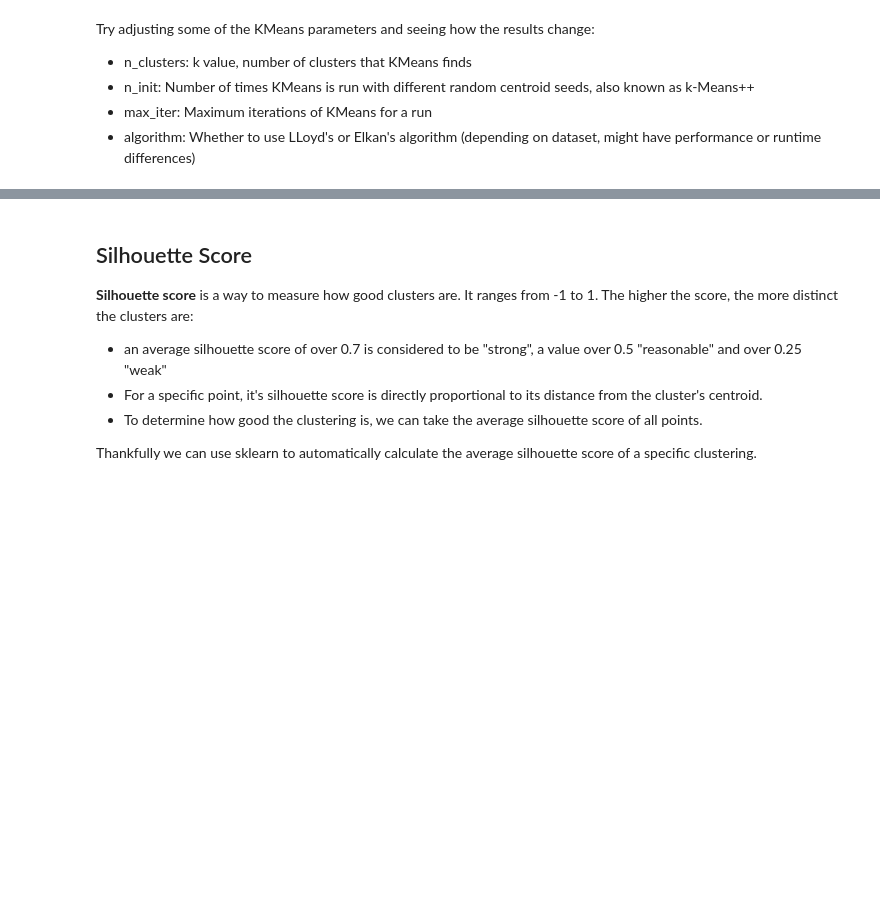
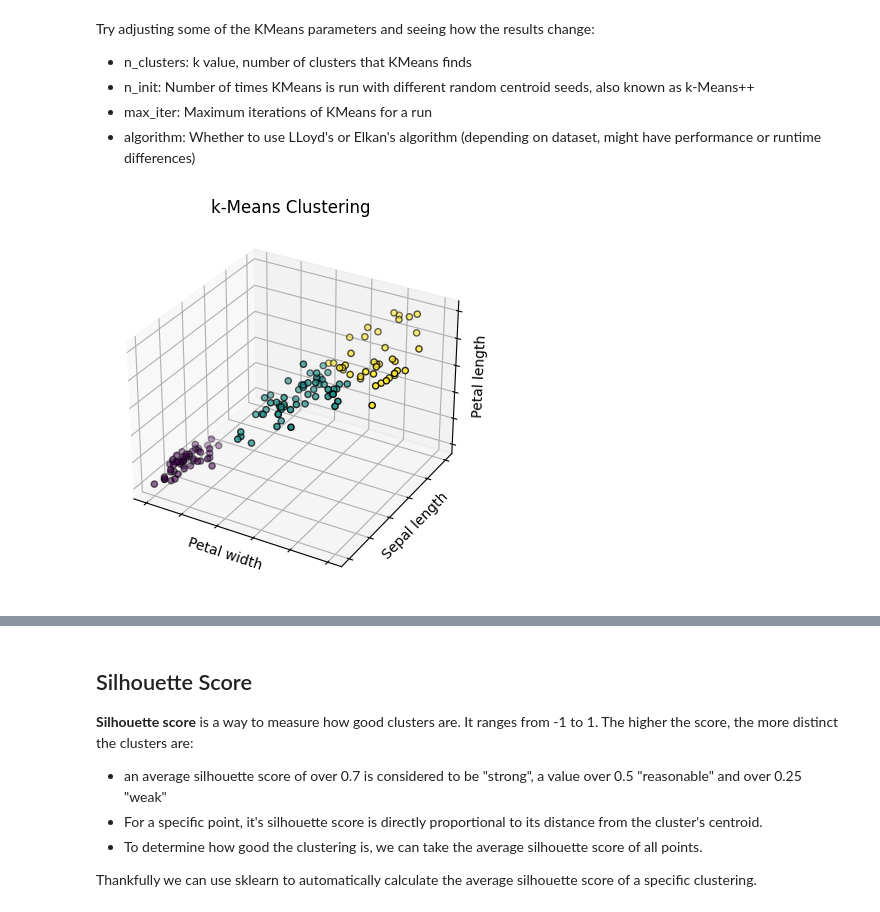
Before and after one commit to Potatoed7/AI-FES-pynotebooks, a Jupyter notebook: 08 Unsupervised Learning_ Clustering.ipynb, the cells around one changed output, grey strips where cells are left out. Drawn from its saved outputs; the diff is of its cells as text; code cells hidden in the pictures; blank space fills up the shorter version.

```diff
--- a/08 Unsupervised Learning_ Clustering.ipynb
+++ b/08 Unsupervised Learning_ Clustering.ipynb
@@ -15,3 +15,8 @@ from sklearn.preprocessing import MinMaxScaler
 **Step 1:**
 
 Once again we'll be using the Iris dataset, so loading it is simple. Let's quickly plot the dataset as well.
+# %%
+# Load the Iris dataset from scikit-learn
+iris = datasets.load_iris()
+x = iris.data
+y = iris.target
@@ -89,8 +133,10 @@ Try adjusting some of the KMeans parameters and seeing how the results change:
 - algorithm: Whether to use LLoyd's or Elkan's algorithm (depending on dataset, might have performance or runtime differences)
 # %%
 n_clusters = 3
-clusterer = KMeans(n_clusters=n_clusters, n_init=10, algorithm="elkan")
+clusterer = KMeans(n_clusters=n_clusters, n_init=20, algorithm="elkan")
 clusterer.fit(x)
 cluster_labels = clusterer.labels_
 
 create_plot(x, cluster_labels, "k-Means Clustering", False)
+# %% [output]
+[figure, added]
```
Also changed, not shown: parts of 18 cells of this notebook.
